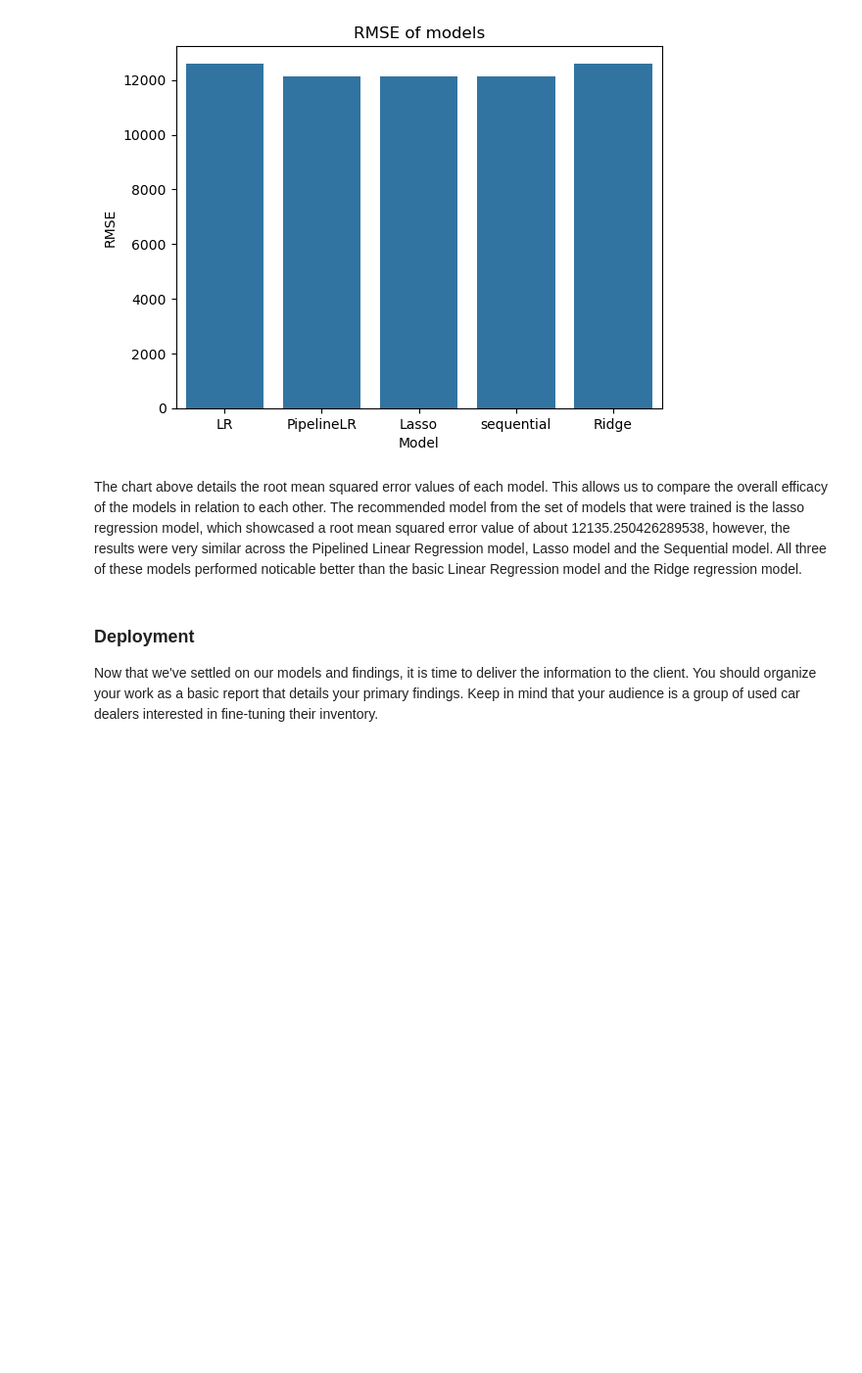
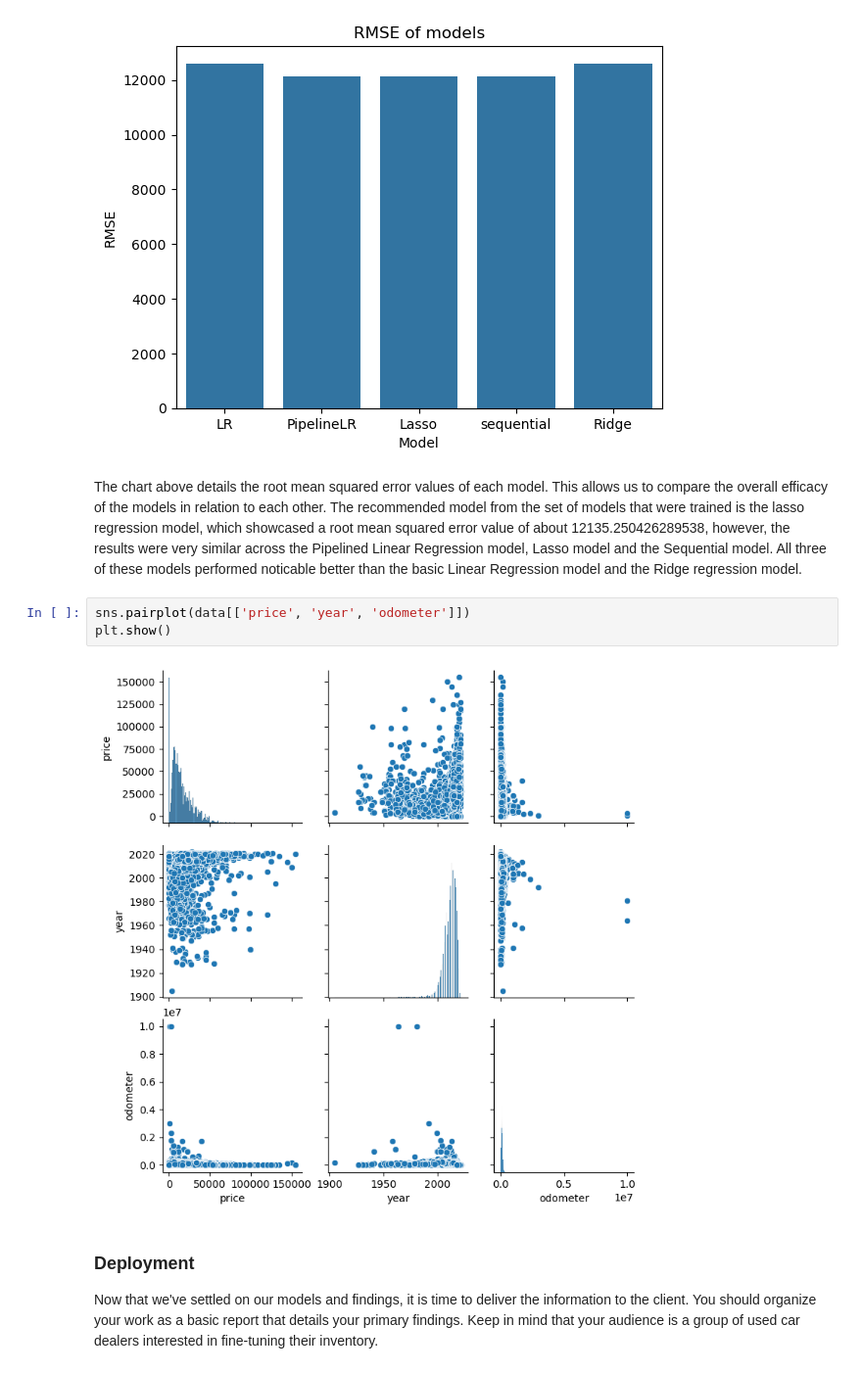
Before and after one commit to Mapurin-ucsc/Car-Price-DataAnalysis, a Jupyter notebook: practical_application_II_starter/prompt_II.ipynb, the cells around one changed output. Shown at 98% size. Cells and saved outputs as stored; diff of their text form; blank space fills up the shorter version.

```diff
--- a/practical_application_II_starter/prompt_II.ipynb
+++ b/practical_application_II_starter/prompt_II.ipynb
@@ -254,6 +265,11 @@ plt.show()
 [figure]
 # %% [markdown]
 The chart above details the root mean squared error values of each model. This allows us to compare the overall efficacy of the models in relation to each other. The recommended model from the set of models that were trained is the lasso regression model, which showcased a root mean squared error value of about 12135.250426289538, however, the results were very similar across the Pipelined Linear Regression model, Lasso model and the Sequential model. All three of these models performed noticable better than the basic Linear Regression model and the Ridge regression model.
+# %%
+sns.pairplot(data[['price', 'year', 'odometer']])
+plt.show()
+# %% [output]
+[figure, added]
 # %% [markdown]
 ### Deployment
 
```
Also changed, not shown: parts of 3 cells of this notebook, 1 other file.
